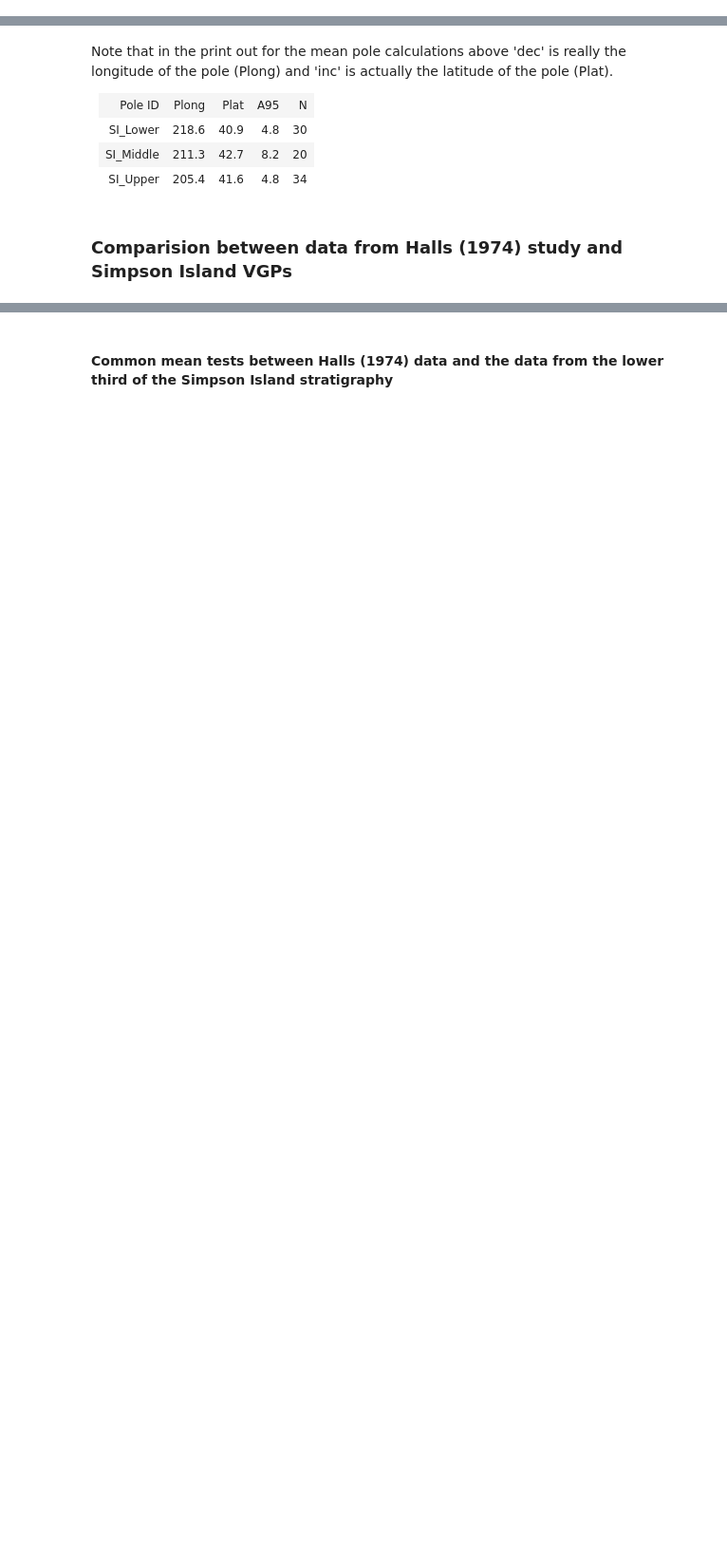
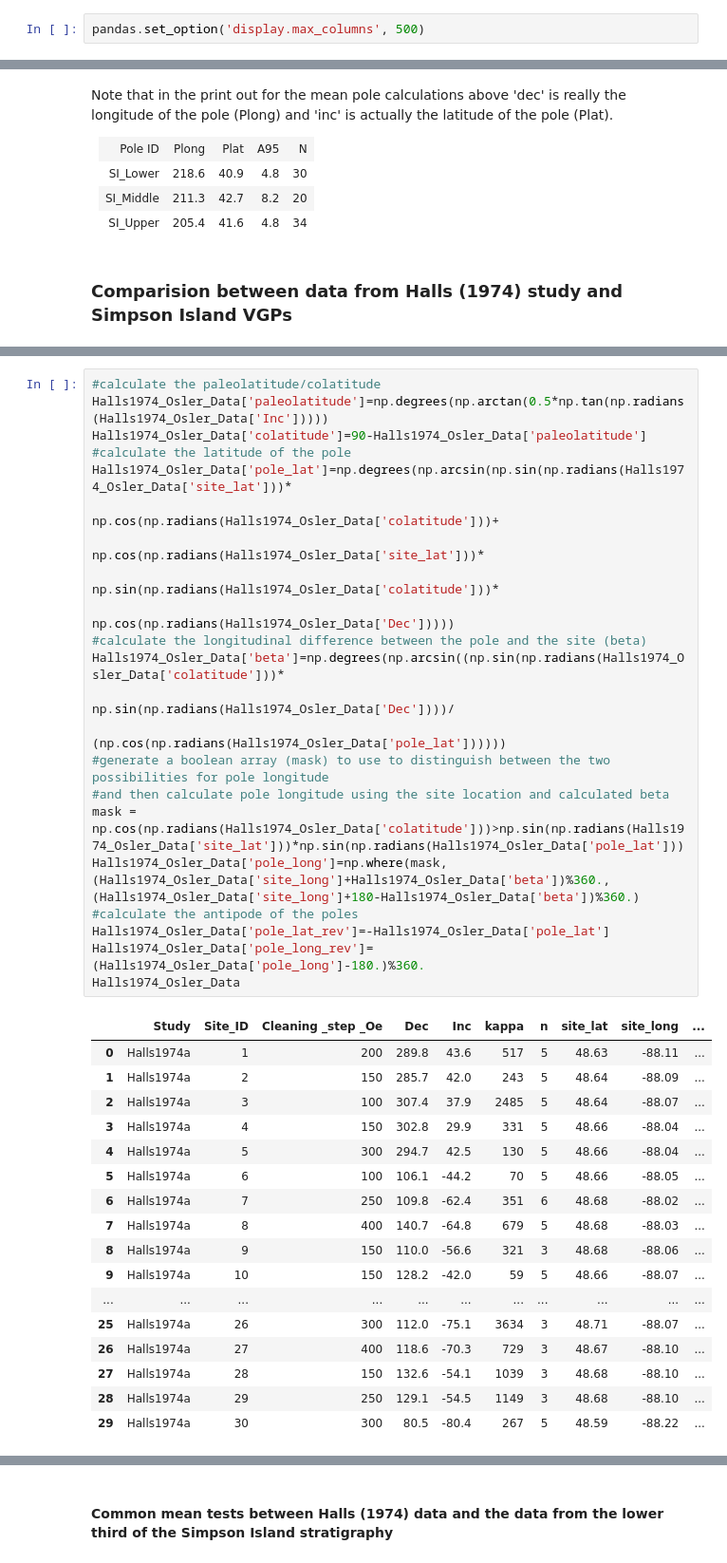
Before and after one commit to Swanson-Hysell/2014_Swanson-Hysell-et-al_Osler, a Jupyter notebook: 2014_Osler_Code/2014_Osler_Data_Analysis.ipynb, the cells around one changed output, grey strips where cells are left out. Shown at 95% size. Drawn from its saved outputs; the diff is of its cells as text; blank space fills up the shorter version.

```diff
--- a/2014_Osler_Code/2014_Osler_Data_Analysis.ipynb
+++ b/2014_Osler_Code/2014_Osler_Data_Analysis.ipynb
@@ -25,6 +25,8 @@ This notebook runs with pylab inline which imports the numpy, scipy and matplotl
 %pylab inline
 # %% [output]
 Populating the interactive namespace from numpy and matplotlib
+# %%
+pandas.set_option('display.max_columns', 500)
 # %% [markdown]
 ## Import Simpson Island paleomagnetic data
 # %% [markdown]
@@ -580,0 +595,40 @@ for VGP in range(0,len(Halls1974_VGP_lat)):
+# %%
+#calculate the paleolatitude/colatitude
+Halls1974_Osler_Data['paleolatitude']=np.degrees(np.arctan(0.5*np.tan(np.radians(Halls1974_Osler_Data['Inc']))))
+Halls1974_Osler_Data['colatitude']=90-Halls1974_Osler_Data['paleolatitude']
+#calculate the latitude of the pole
+Halls1974_Osler_Data['pole_lat']=np.degrees(np.arcsin(np.sin(np.radians(Halls1974_Osler_Data['site_lat']))*
+                                                         np.cos(np.radians(Halls1974_Osler_Data['colatitude']))+
+                                                         np.cos(np.radians(Halls1974_Osler_Data['site_lat']))*
+                                                         np.sin(np.radians(Halls1974_Osler_Data['colatitude']))*
+                                                         np.cos(np.radians(Halls1974_Osler_Data['Dec']))))
+#calculate the longitudinal difference between the pole and the site (beta)
+Halls1974_Osler_Data['beta']=np.degrees(np.arcsin((np.sin(np.radians(Halls1974_Osler_Data['colatitude']))*
+                                      np.sin(np.radians(Halls1974_Osler_Data['Dec'])))/
+                                     (np.cos(np.radians(Halls1974_Osler_Data['pole_lat'])))))
+#generate a boolean array (mask) to use to distinguish between the two possibilities for pole longitude
+#and then calculate pole longitude using the site location and calculated beta
+mask = np.cos(np.radians(Halls1974_Osler_Data['colatitude']))>np.sin(np.radians(Halls1974_Osler_Data['site_lat']))*np.sin(np.radians(Halls1974_Osler_Data['pole_lat']))
+Halls1974_Osler_Data['pole_long']=np.where(mask,(Halls1974_Osler_Data['site_long']+Halls1974_Osler_Data['beta'])%360.,(Halls1974_Osler_Data['site_long']+180-Halls1974_Osler_Data['beta'])%360.)
+#calculate the antipode of the poles
+Halls1974_Osler_Data['pole_lat_rev']=-Halls1974_Osler_Data['pole_lat']
+Halls1974_Osler_Data['pole_long_rev']=(Halls1974_Osler_Data['pole_long']-180.)%360.
+Halls1974_Osler_Data
+# %% [output]
+|  | Study | Site_ID | Cleaning _step _Oe | Dec | Inc | kappa | n | site_lat | site_long | ... |
+| 0 | Halls1974a | 1 | 200 | 289.8 | 43.6 | 517 | 5 | 48.63 | -88.11 | ... |
+| 1 | Halls1974a | 2 | 150 | 285.7 | 42.0 | 243 | 5 | 48.64 | -88.09 | ... |
+| 2 | Halls1974a | 3 | 100 | 307.4 | 37.9 | 2485 | 5 | 48.64 | -88.07 | ... |
+| 3 | Halls1974a | 4 | 150 | 302.8 | 29.9 | 331 | 5 | 48.66 | -88.04 | ... |
+| 4 | Halls1974a | 5 | 300 | 294.7 | 42.5 | 130 | 5 | 48.66 | -88.04 | ... |
+| 5 | Halls1974a | 6 | 100 | 106.1 | -44.2 | 70 | 5 | 48.66 | -88.05 | ... |
+| 6 | Halls1974a | 7 | 250 | 109.8 | -62.4 | 351 | 6 | 48.68 | -88.02 | ... |
+| 7 | Halls1974a | 8 | 400 | 140.7 | -64.8 | 679 | 5 | 48.68 | -88.03 | ... |
+| 8 | Halls1974a | 9 | 150 | 110.0 | -56.6 | 321 | 3 | 48.68 | -88.06 | ... |
+| 9 | Halls1974a | 10 | 150 | 128.2 | -42.0 | 59 | 5 | 48.66 | -88.07 | ... |
+| ... | ... | ... | ... | ... | ... | ... | ... | ... | ... | ... |
+| 25 | Halls1974a | 26 | 300 | 112.0 | -75.1 | 3634 | 3 | 48.71 | -88.07 | ... |
+| 26 | Halls1974a | 27 | 400 | 118.6 | -70.3 | 729 | 3 | 48.67 | -88.10 | ... |
+| 27 | Halls1974a | 28 | 150 | 132.6 | -54.1 | 1039 | 3 | 48.68 | -88.10 | ... |
+| 28 | Halls1974a | 29 | 250 | 129.1 | -54.5 | 1149 | 3 | 48.68 | -88.10 | ... |
+| 29 | Halls1974a | 30 | 300 | 80.5 | -80.4 | 267 | 5 | 48.59 | -88.22 | ... |
```
Also changed, not shown: parts of 15 cells of this notebook, 2 other files.
